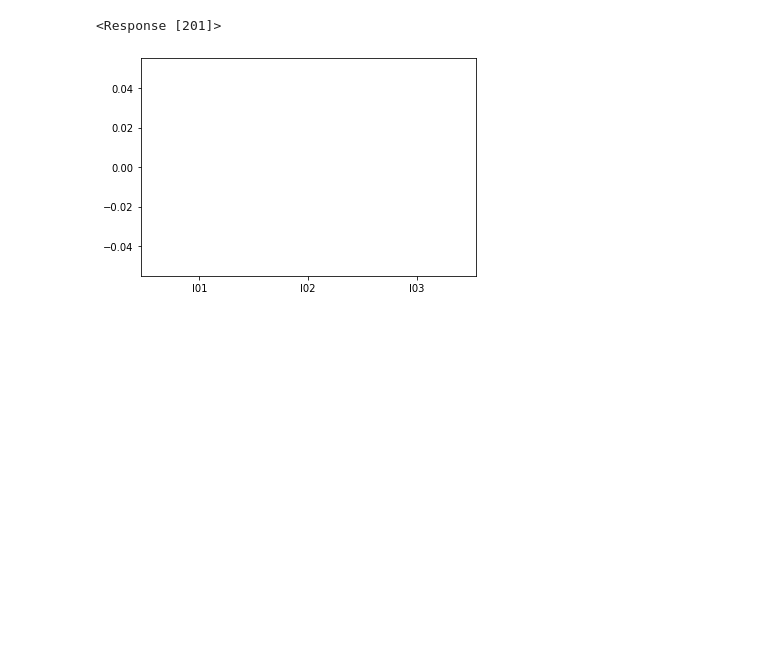
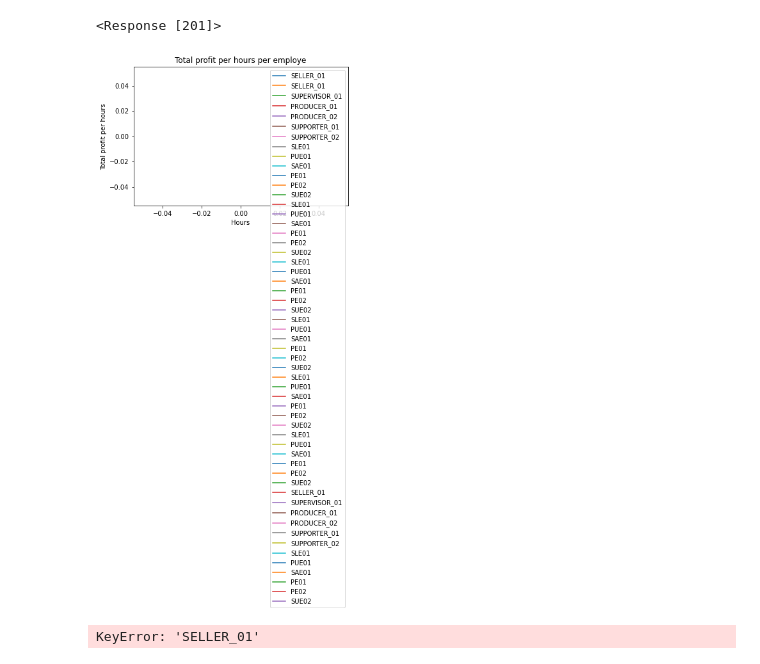
Before and after one commit to 0ctave/2022SAR-T07, a Jupyter notebook: app.ipynb, the cells around one changed output. Cells and saved outputs as stored; diff of their text form; code cells hidden in the pictures; blank space fills up the shorter version.

Commit message:
item

```diff
--- a/app.ipynb
+++ b/app.ipynb
@@ -82,11 +81,50 @@ for i in range(100):
     clear_output(wait=True)
     plt.bar(employe, hours)
     plt.show()
+# %%
+#INVENTORY PER TYPE OF ITEM
+
+response = requests.get(urlo + "enterprise/poll/inventory")
+initialAmount = response.json()["funds_in_eur"]
+profitH = []
+hours ={}
+
+
+response = requests.get(urlo + "enterprise/poll/employee")
+for json in response.json() :
+    employe += [(json['name'])]
+    hours[(json['name'])] = 0
+print(hours)
+
+graph = v.MultipleLineGraph(employe, 'Total profit per hours per employe', x_legend = 'Hours', y_legend='Total profit per hours')
+
+for t in range(100):
+    initOneStep()
+
+    #Total profit
+    response = requests.get(urlo + "enterprise/poll/inventory")
+    profit = response.json()["funds_in_eur"] - initialAmount
+
+    #Hours worked
+    response = requests.get(urlo + "enterprise/poll/employee")
+    for json in response.json() :
+        if json['remaining_sickness_in_hours_worked'] == 0:
+            hours[(json['name'])] += 1
+
+    #Total profit per hours
+    profitH = []
+    for ele in employe :
+        profitH += [profit/hours[ele]]
+
+    graph.addPoint(t, profitH)
+# %% [output]
+[figure, added]
+KeyError: 'SELLER_01'
 # %%
-#INVENTORY PER TYPE OF ITEM
+#Total profit from start of simulation (Without initial funds) per hour worked per employee
+for t in range(100):
+    initOneStep()
 
-for t in range(100):
-    requests.post( urlo+ "control/poll/run_one_step")
     response = requests.get(urlo + "enterprise/poll/inventory")
     names =[]
     quantity =[]
@@ -97,7 +135,4 @@ for t in range(100):
         quantity.append(json['quantity'])
     clear_output(wait=True)
     plt.bar(names, quantity)
-    plt.title(f"INVENTORY PER TYPE OF ITEM / T = {time}")
     plt.show()
-# %% [output]
-[figure, removed]
```
Also changed, not shown: parts of 2 cells of this notebook.
